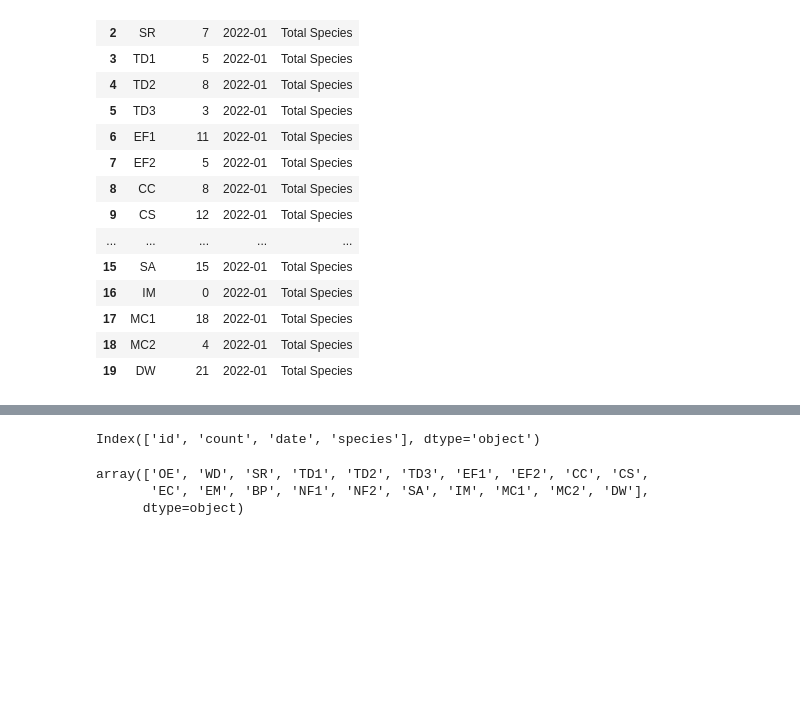
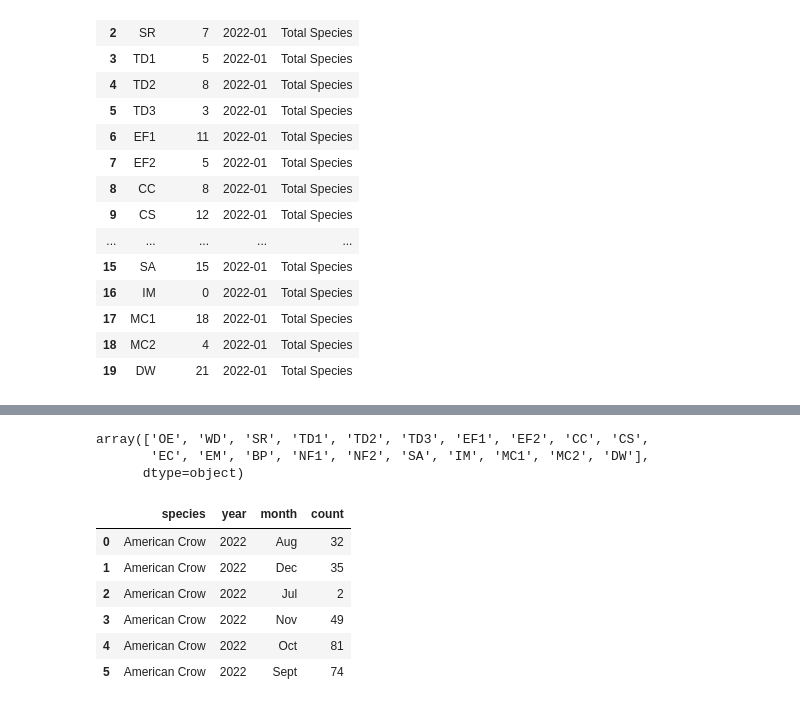
Before and after one commit to KyleKulas/bird_count, a Jupyter notebook: dev/dev_notebook.ipynb, the cells around one changed output, grey strips where cells are left out. Drawn from its saved outputs; the diff is of its cells as text; code cells hidden in the pictures; blank space fills up the shorter version.

```diff
--- a/dev/dev_notebook.ipynb
+++ b/dev/dev_notebook.ipynb
@@ -344,10 +470,18 @@ Dash app running on http://127.0.0.1:8050/
-# %%
-final.columns
-# %% [output]
-Index(['id', 'count', 'date', 'species'], dtype='object')
 # %%
 final['id'].unique()
 # %% [output]
 array(['OE', 'WD', 'SR', 'TD1', 'TD2', 'TD3', 'EF1', 'EF2', 'CC', 'CS',
        'EC', 'EM', 'BP', 'NF1', 'NF2', 'SA', 'IM', 'MC1', 'MC2', 'DW'],
       dtype=object)
+# %%
+test = final[final['species'] == 'American Crow'].groupby(['species','year','month']).sum('count').reset_index()
+# %%
+test
+# %% [output]
+|  | species | year | month | count |
+| 0 | American Crow | 2022 | Aug | 32 |
+| 1 | American Crow | 2022 | Dec | 35 |
+| 2 | American Crow | 2022 | Jul | 2 |
+| 3 | American Crow | 2022 | Nov | 49 |
+| 4 | American Crow | 2022 | Oct | 81 |
+| 5 | American Crow | 2022 | Sept | 74 |
```
Also changed, not shown: parts of 8 cells of this notebook.
